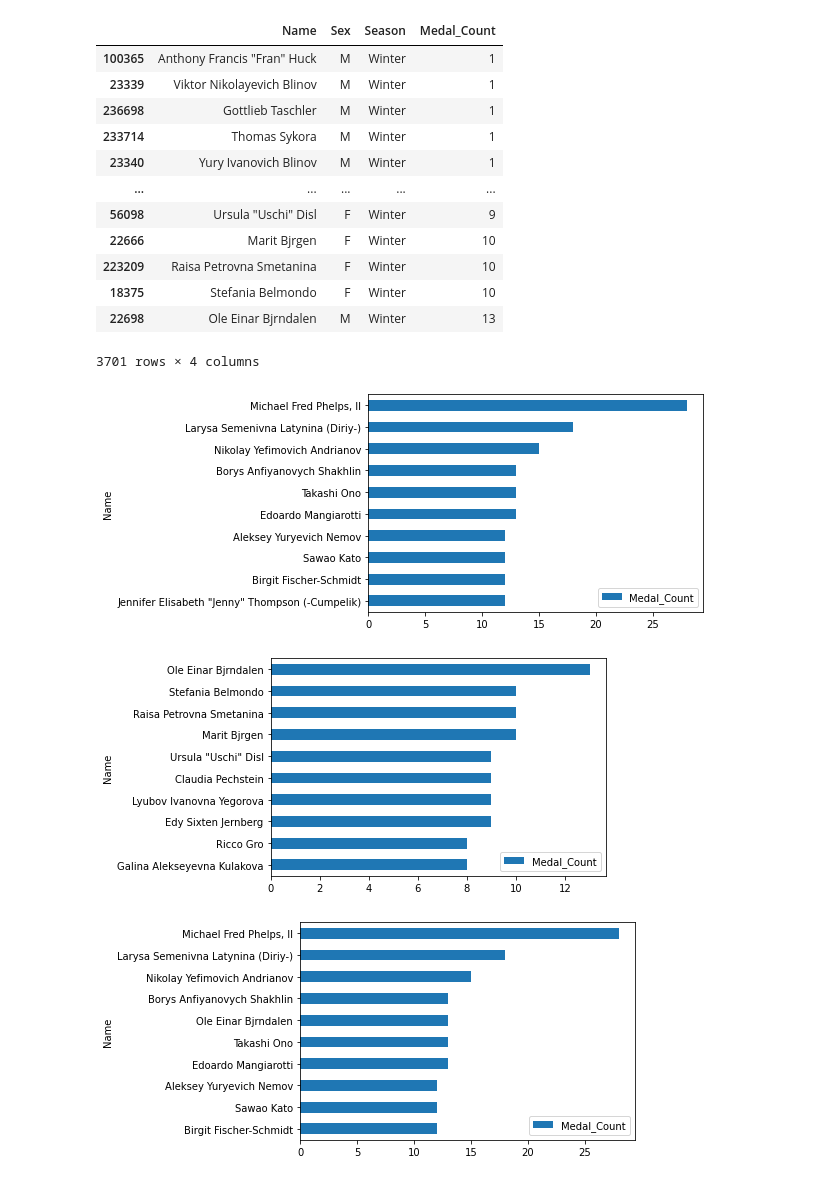
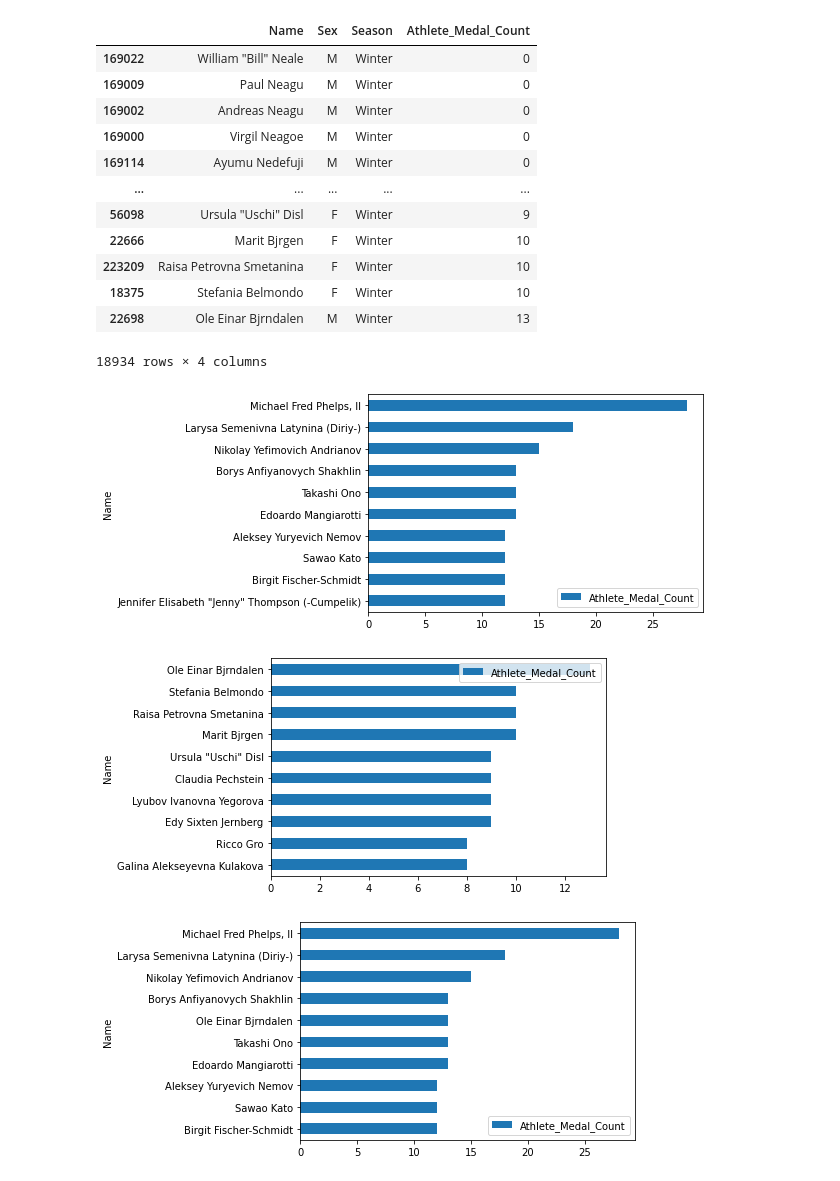
Before and after one commit to jennifer-biener/kaggle_datasets, a Jupyter notebook: athletes with most medals.ipynb, the cells around one changed output. Drawn from its saved outputs; the diff is of its cells as text; code cells hidden in the pictures.

Commit message:
work on medals

```diff
--- a/athletes with most medals.ipynb
+++ b/athletes with most medals.ipynb
@@ -11,7 +11,22 @@ df.head()
 | 3 | 4 | Edgar Lindenau Aabye | M | 34.0 | NaN | NaN | Denmark/Sweden | DEN | 1900 Summer | 1900 | Summer | ... |
 | 4 | 5 | Christine Jacoba Aaftink | F | 21.0 | 185.0 | 82.0 | Netherlands | NED | 1988 Winter | 1988 | Winter | ... |
 # %%
-df['Medal_Count'] = df.groupby(['ID','Name'])['Medal'].transform('count')
+"""
+New columns:
+-Athlete_Medal_Count: Count of medals by athlete (ID needed because of possibility of duplicate names)
+-Athlete_OneGame_Medal_Count: Count of medals by athlete for a single Games
+
+-Gold_Medal_Flag: Indicates Gold Medal or not
+-Silver_Medal_Flag: Indicates Silver Medal or not
+-Bronze_Medal_Flag: Indicates Bronze Medal or not
+"""
+df['Athlete_Medal_Count'] = df.groupby(['ID','Name'])['Medal'].transform('count')
+df['Athlete_OneGame_Medal_Count'] = df.groupby(['ID','Name','Games'])['Medal'].transform('count')
+
+df['Gold_Medal_Flag'] = df['Medal'].map({'Gold': 'Gold'})
+df['Athlete_OneGame_GoldMedal_Count'] = df.groupby(['ID','Name','Games'])['Gold_Medal_Flag'].transform('count')
+#df['Silver_Medal_Flag'] = df['Medal'].map({'Silver': 1})
+#df['Bronze_Medal_Flag'] = df['Medal'].map({'Bronze': 1})
 # %%
 df.head()
 # %% [output]
@@ -22,7 +37,6 @@ df.head()
 | 3 | 4 | Edgar Lindenau Aabye | M | 34.0 | NaN | NaN | Denmark/Sweden | DEN | 1900 Summer | 1900 | Summer | ... |
 | 4 | 5 | Christine Jacoba Aaftink | F | 21.0 | 185.0 | 82.0 | Netherlands | NED | 1988 Winter | 1988 | Winter | ... |
 # %%
-athlete_medal_counts = df.loc[:, ['Name', 'Sex', 'Season', 'Medal_Count']].drop_duplicates().sort_values(by='Medal_Count')
-athlete_medal_counts
+athlete_medal_counts = df.loc[:, ['Name', 'Sex', 'Season', 'Athlete_Medal_Count']].drop_duplicates().sort_values(by='Athlete_Medal_Count')
 #removing sport to account for multi-sport athletes
 #adding sex for medals by gender
@@ -48,6 +48,5 @@ athlete_medal_counts[athlete_medal_counts.Name=='Takashi Ono']
 | 177440 | Takashi Ono | M | Summer | 0 |
 | 177408 | Takashi Ono | M | Summer | 13 |
 # %%
-athlete_medal_counts = athlete_medal_counts[athlete_medal_counts.Medal_Count>0]
-athlete_medal_counts
+athlete_medal_counts[athlete_medal_counts.Athlete_Medal_Count>0]
 # %% [output]
@@ -86,28 +85,28 @@ summer_athlete_medal_counts
 # %%
 winter_athlete_medal_counts
 # %% [output]
-|  | Name | Sex | Season | Medal_Count |
-| 100365 | Anthony Francis "Fran" Huck | M | Winter | 1 |
-| 23339 | Viktor Nikolayevich Blinov | M | Winter | 1 |
-| 236698 | Gottlieb Taschler | M | Winter | 1 |
-| 233714 | Thomas Sykora | M | Winter | 1 |
-| 23340 | Yury Ivanovich Blinov | M | Winter | 1 |
+|  | Name | Sex | Season | Athlete_Medal_Count |
+| 169022 | William "Bill" Neale | M | Winter | 0 |
+| 169009 | Paul Neagu | M | Winter | 0 |
+| 169002 | Andreas Neagu | M | Winter | 0 |
+| 169000 | Virgil Neagoe | M | Winter | 0 |
+| 169114 | Ayumu Nedefuji | M | Winter | 0 |
 | ... | ... | ... | ... | ... |
 | 56098 | Ursula "Uschi" Disl | F | Winter | 9 |
 | 22666 | Marit Bjrgen | F | Winter | 10 |
 | 223209 | Raisa Petrovna Smetanina | F | Winter | 10 |
 | 18375 | Stefania Belmondo | F | Winter | 10 |
 | 22698 | Ole Einar Bjrndalen | M | Winter | 13 |
-3701 rows × 4 columns
+18934 rows × 4 columns
 # %%
 male_medal_counts = athlete_medal_counts[athlete_medal_counts.Sex=='M']
 female_medal_counts = athlete_medal_counts[athlete_medal_counts.Sex=='F']
 # %%
-summer_top10 = summer_athlete_medal_counts.tail(10).plot.barh(x='Name', y='Medal_Count')
-winter_top10 = winter_athlete_medal_counts.tail(10).plot.barh(x='Name', y='Medal_Count')
-overall_top10 = athlete_medal_counts.tail(10).plot.barh(x='Name', y='Medal_Count')
+summer_top10 = summer_athlete_medal_counts.tail(10).plot.barh(x='Name', y='Athlete_Medal_Count')
+winter_top10 = winter_athlete_medal_counts.tail(10).plot.barh(x='Name', y='Athlete_Medal_Count')
+overall_top10 = athlete_medal_counts.tail(10).plot.barh(x='Name', y='Athlete_Medal_Count')
 # %% [output]
-[figure, old version]
+[figure, new version]
-[figure, old version]
+[figure, new version]
-[figure, old version]
+[figure, new version]
 # %%
```
Also changed, not shown: parts of 15 cells of this notebook.
